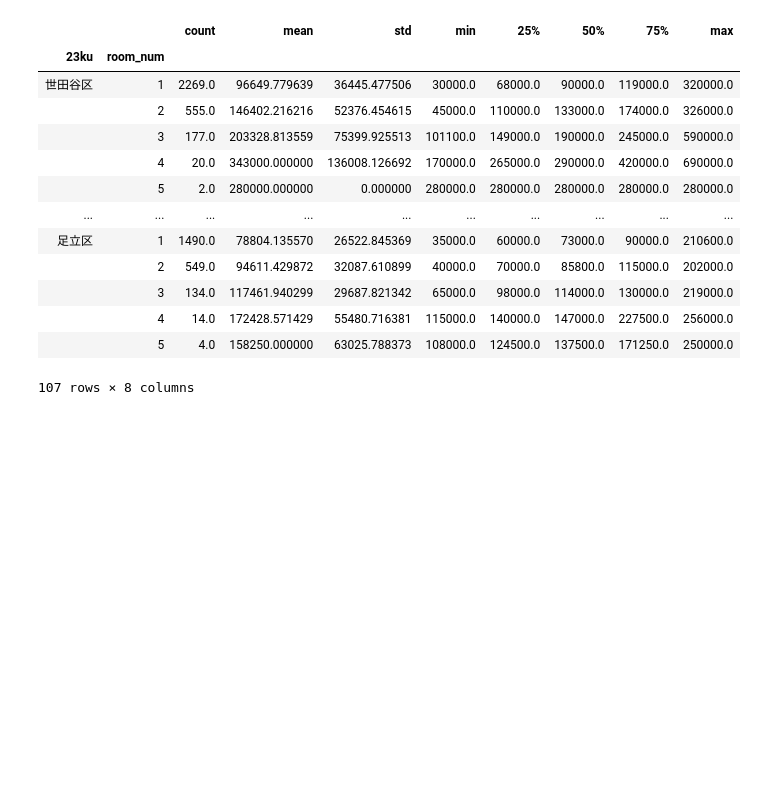
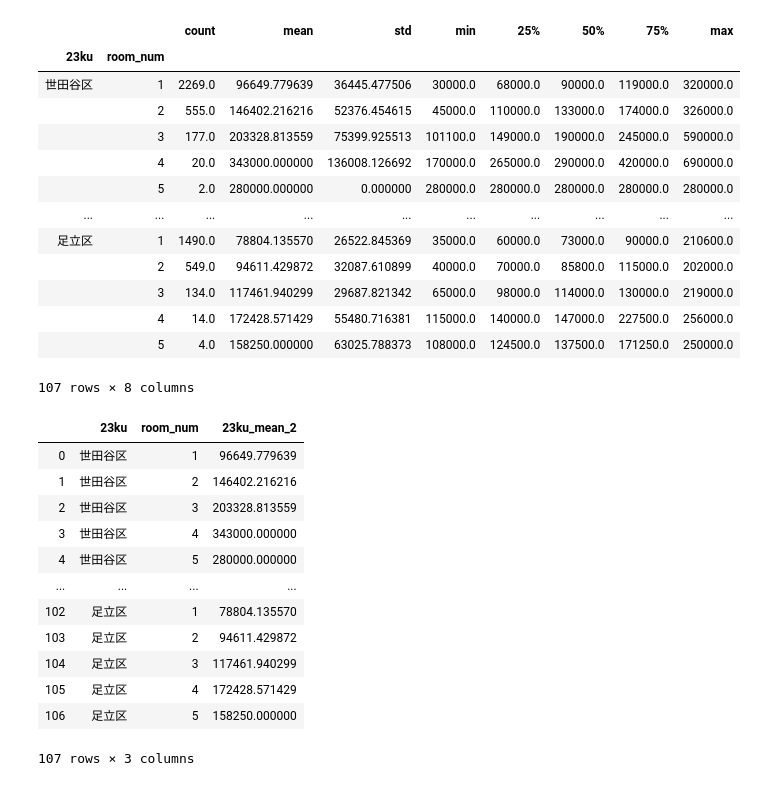
Before and after one commit to yaneura-no-gomi/mynavi_2019, a Jupyter notebook: notebook/Untitled.ipynb, the cells around one changed output. Cells and saved outputs as stored; diff of their text form; code cells hidden in the pictures; blank space fills up the shorter version.

```diff
--- a/notebook/Untitled.ipynb
+++ b/notebook/Untitled.ipynb
@@ -104,0 +127,17 @@ tra.groupby(by=['23ku','room_num']).describe()['y']
+# %%
+ku_mean_2 = pd.read_csv('../processed_data/23ku_mean_2.csv')
+ku_mean_2
+# %% [output]
+|  | 23ku | room_num | 23ku_mean_2 |
+| 0 | 世田谷区 | 1 | 96649.779639 |
+| 1 | 世田谷区 | 2 | 146402.216216 |
+| 2 | 世田谷区 | 3 | 203328.813559 |
+| 3 | 世田谷区 | 4 | 343000.000000 |
+| 4 | 世田谷区 | 5 | 280000.000000 |
+| ... | ... | ... | ... |
+| 102 | 足立区 | 1 | 78804.135570 |
+| 103 | 足立区 | 2 | 94611.429872 |
+| 104 | 足立区 | 3 | 117461.940299 |
+| 105 | 足立区 | 4 | 172428.571429 |
+| 106 | 足立区 | 5 | 158250.000000 |
+107 rows × 3 columns
```
Also changed, not shown: parts of 12 cells of this notebook, 8 other files.
